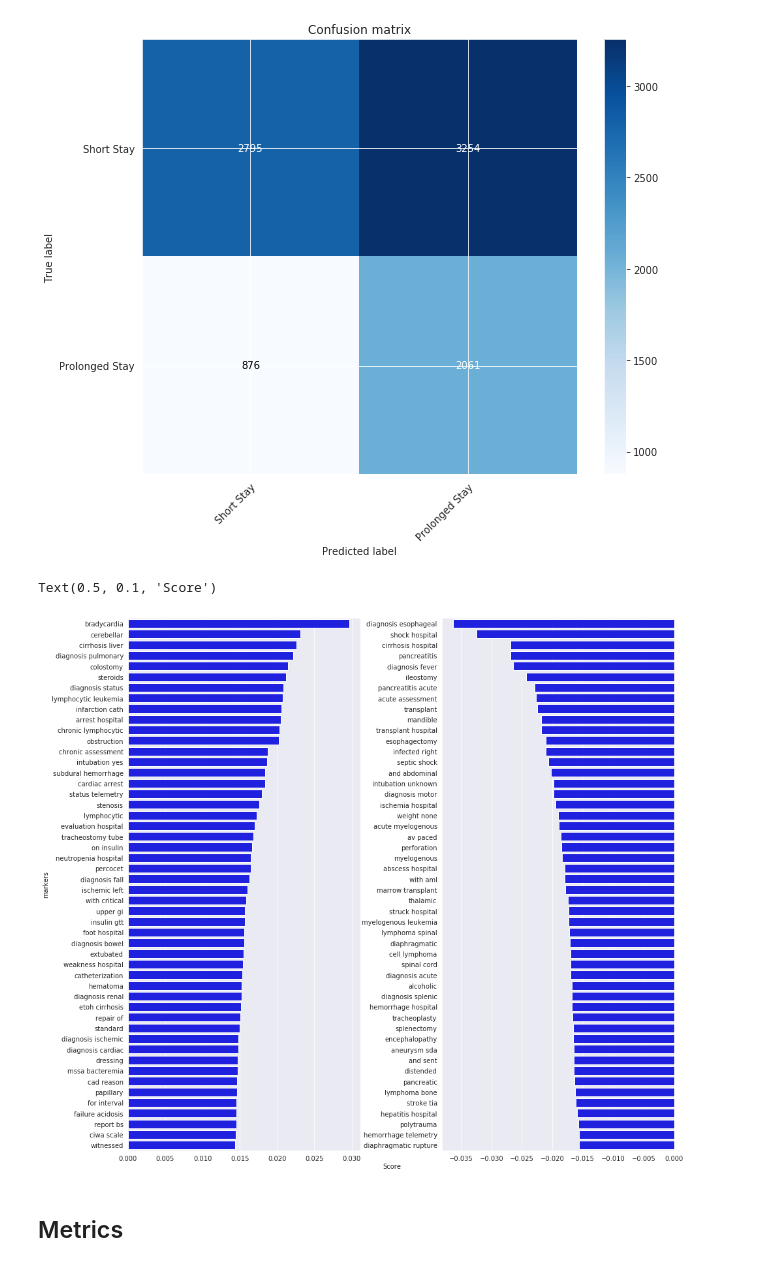
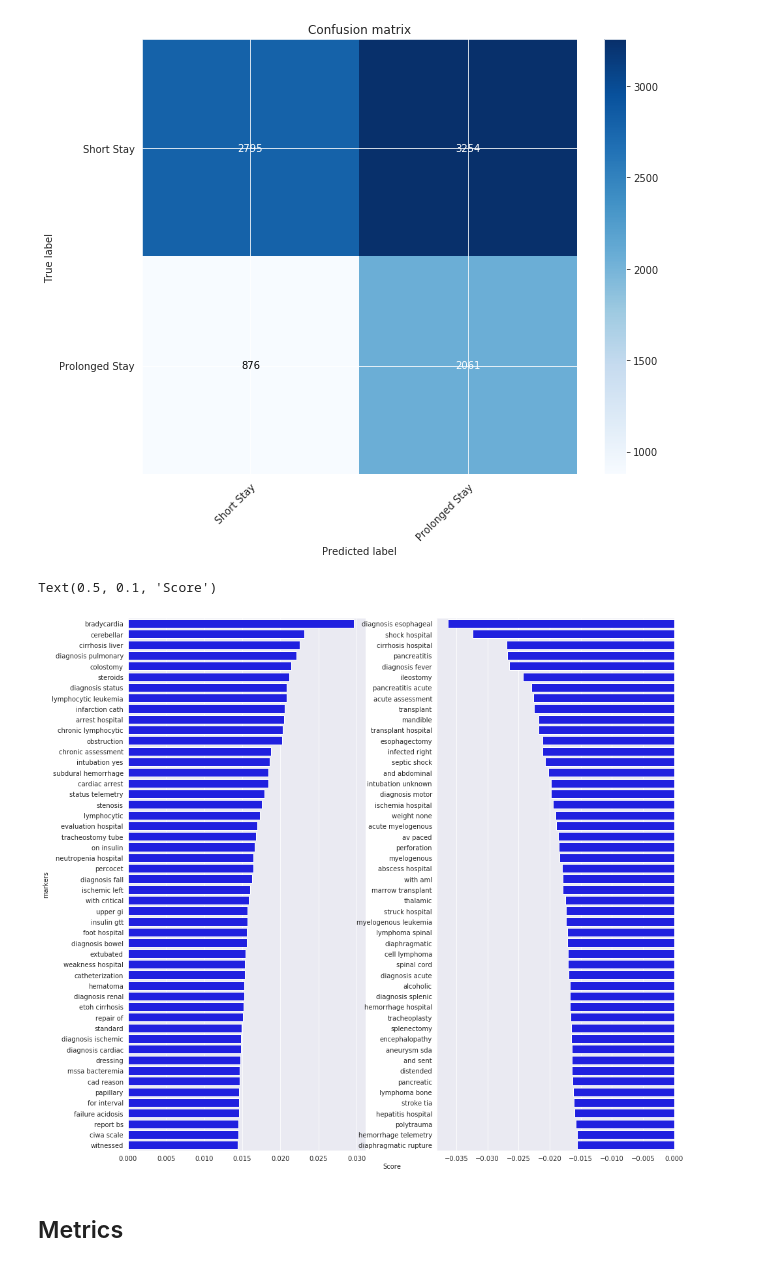
Before and after one commit to sudarshan85/imminent-adm-mimic, a Jupyter notebook: lr/lr_classifier.ipynb, the cells around one changed output. Drawn from its saved outputs; the diff is of its cells as text; code cells hidden in the pictures.

```diff
--- a/lr/lr_classifier.ipynb
+++ b/lr/lr_classifier.ipynb
@@ -296,16 +256,18 @@ neg = df.tail(50).sort_values(by='score').reset_index(drop=True)
+# %%
+pos_df, neg_df = get_top_markers(vectorizer.get_feature_names(), clf.coef_[0])
 # %%
 fig, ax = plt.subplots(1, 2, figsize=(15, 15))
-sns.barplot(x='score', y='markers', data=pos, color='b', ax=ax[0])
-sns.barplot(x='score', y='markers', data=neg, color='b', ax=ax[1])
+sns.barplot(x='score', y='markers', data=pos_df, color='b', ax=ax[0])
+sns.barplot(x='score', y='markers', data=neg_df, color='b', ax=ax[1])
 ax[0].set_xlabel('')
 ax[1].set_xlabel('')
 ax[1].set_ylabel('')
 
-plt.subplots_adjust(wspace = 0.35)
+plt.subplots_adjust(wspace = 0.3)
 fig.text(0.5, 0.1, 'Score', ha='center')
 # %% [output]
 Text(0.5, 0.1, 'Score')
-[figure, old version]
+[figure, new version]
 # %% [markdown]
 ## Metrics
 # %% [markdown]
```
Also changed, not shown: parts of 9 cells of this notebook, 2 other files.
